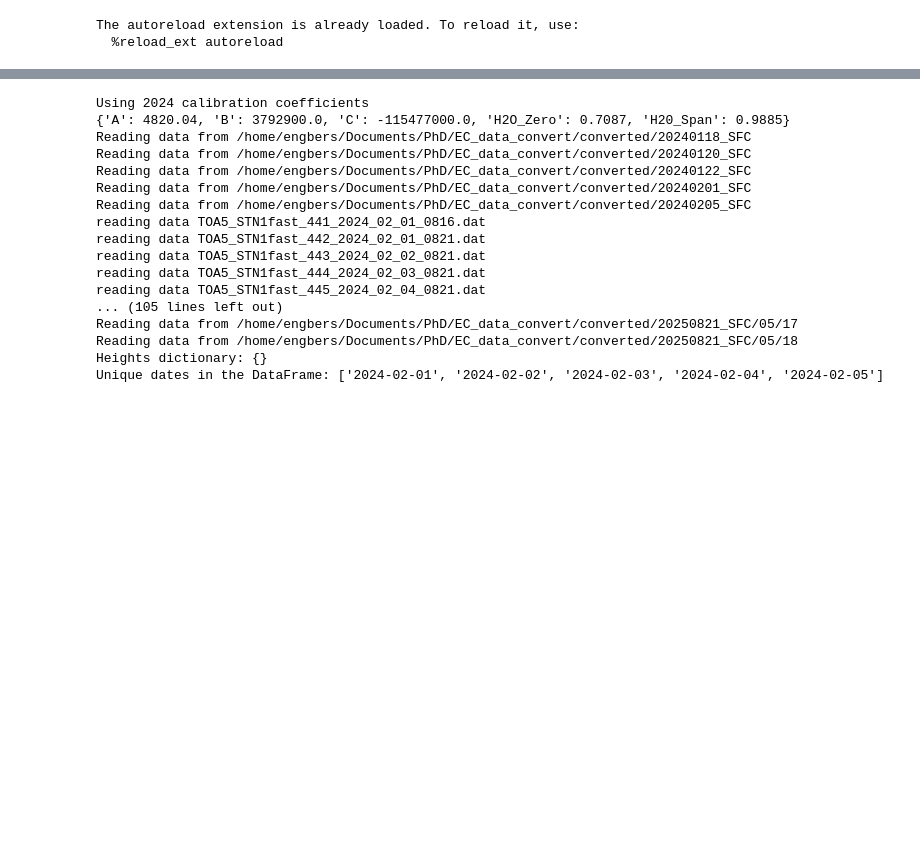
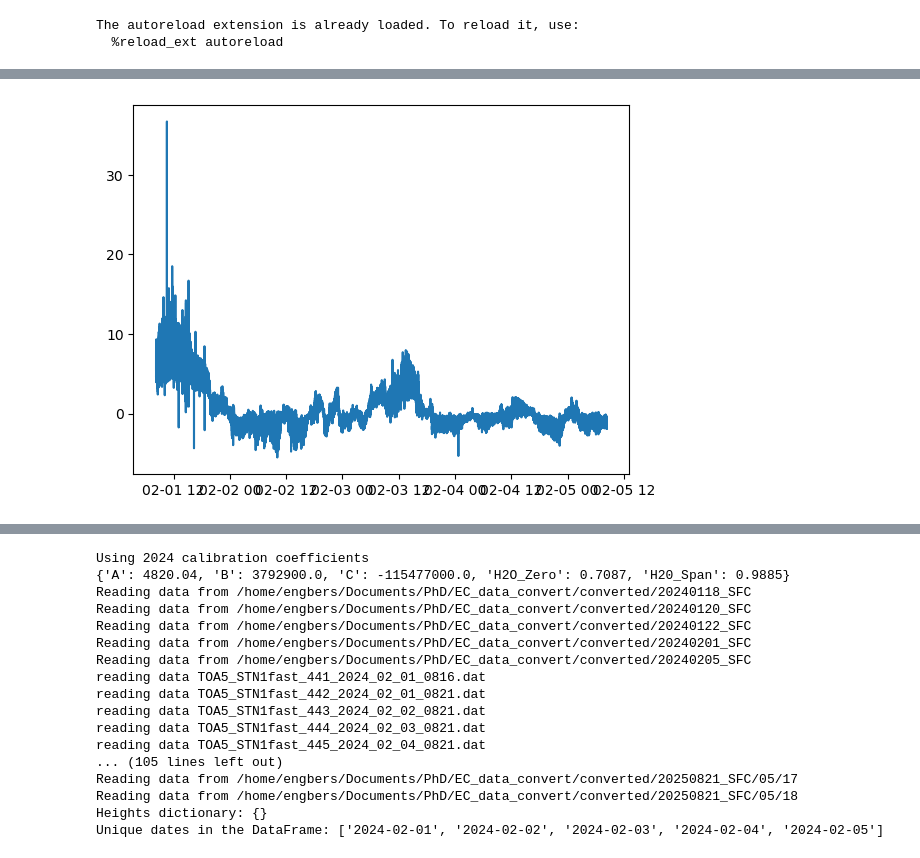
Before and after one commit to Rainette9/DataProcessingScripts, a Jupyter notebook: notebooks/Data_preprocess.ipynb, the cells around one changed output, grey strips where cells are left out. Cells and saved outputs as stored; diff of their text form; code cells hidden in the pictures; blank space fills up the shorter version.

```diff
--- a/notebooks/Data_preprocess.ipynb
+++ b/notebooks/Data_preprocess.ipynb
@@ -130,0 +301,5 @@ def save_despiked_data(fastdata, despiked_fastdata, output_folder, sensor):
+# %%
+plt.plot(fastdata['Ux'], label='Ux')
+plt.show()
+# %% [output]
+[figure, added]
```
Also changed, not shown: parts of 13 cells of this notebook, 18 other files.
